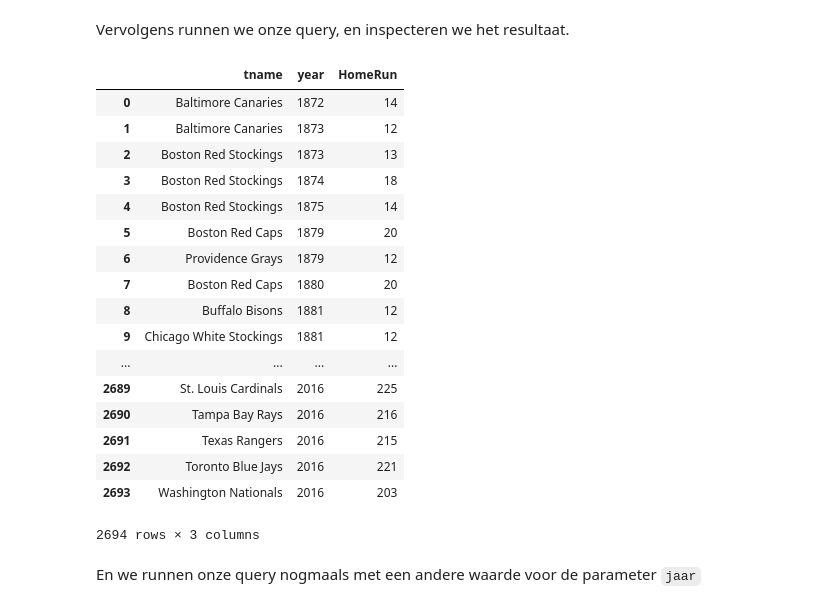
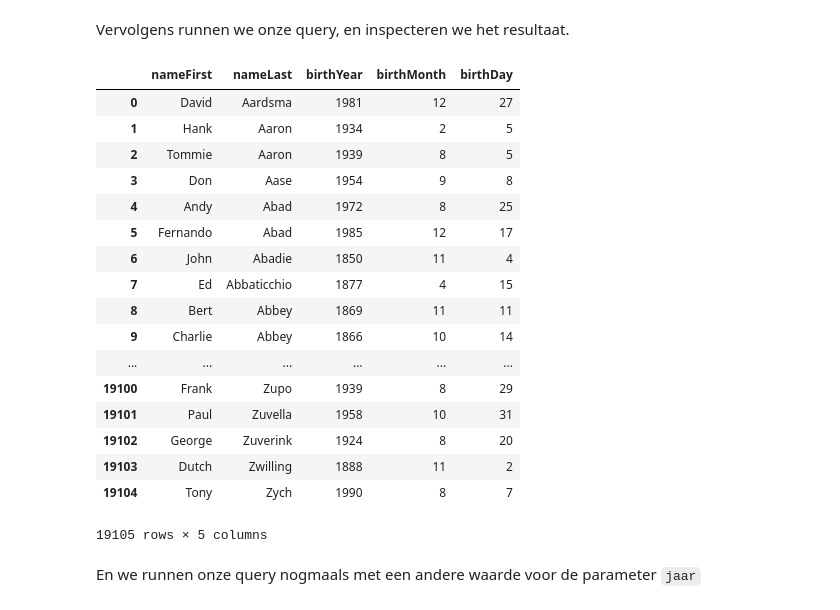
Before and after one commit to TimVanWesemael/Gegevensbanken, a Jupyter notebook: assignment.ipynb, the cells around one changed output. Drawn from its saved outputs; the diff is of its cells as text; code cells hidden in the pictures.

Commit message:
query 2

```diff
--- a/assignment.ipynb
+++ b/assignment.ipynb
@@ -185,32 +185,32 @@ c = verbind_met_GB(username, hostname, db)
 Vervolgens runnen we onze query, en inspecteren we het resultaat.
 # %%
 # De voorbeeldquery heeft dezelfde kolomnamen als query 1, dus we gebruiken die
-kolommen = col_names['query_01']
+kolommen = col_names['query_02']
 
 # Functie uitvoeren, geeft resultaat van de query in een DataFrame
-df = query_EX(c, col_names['query_01'],10)
+df = query_02(c, col_names['query_02'], '2012-01-01')
 
 # We inspecteren de eerste paar resultaten (voor alles te zien: laat .head() weg)
 df
 # %% [output]
-|  | tname | year | HomeRun |
-| 0 | Baltimore Canaries | 1872 | 14 |
-| 1 | Baltimore Canaries | 1873 | 12 |
-| 2 | Boston Red Stockings | 1873 | 13 |
-| 3 | Boston Red Stockings | 1874 | 18 |
-| 4 | Boston Red Stockings | 1875 | 14 |
-| 5 | Boston Red Caps | 1879 | 20 |
-| 6 | Providence Grays | 1879 | 12 |
-| 7 | Boston Red Caps | 1880 | 20 |
-| 8 | Buffalo Bisons | 1881 | 12 |
-| 9 | Chicago White Stockings | 1881 | 12 |
-| ... | ... | ... | ... |
-| 2689 | St. Louis Cardinals | 2016 | 225 |
-| 2690 | Tampa Bay Rays | 2016 | 216 |
-| 2691 | Texas Rangers | 2016 | 215 |
-| 2692 | Toronto Blue Jays | 2016 | 221 |
-| 2693 | Washington Nationals | 2016 | 203 |
+|  | nameFirst | nameLast | birthYear | birthMonth | birthDay |
+| 0 | David | Aardsma | 1981 | 12 | 27 |
+| 1 | Hank | Aaron | 1934 | 2 | 5 |
+| 2 | Tommie | Aaron | 1939 | 8 | 5 |
+| 3 | Don | Aase | 1954 | 9 | 8 |
+| 4 | Andy | Abad | 1972 | 8 | 25 |
+| 5 | Fernando | Abad | 1985 | 12 | 17 |
+| 6 | John | Abadie | 1850 | 11 | 4 |
+| 7 | Ed | Abbaticchio | 1877 | 4 | 15 |
+| 8 | Bert | Abbey | 1869 | 11 | 11 |
+| 9 | Charlie | Abbey | 1866 | 10 | 14 |
+| ... | ... | ... | ... | ... | ... |
+| 19100 | Frank | Zupo | 1939 | 8 | 29 |
+| 19101 | Paul | Zuvella | 1958 | 10 | 31 |
+| 19102 | George | Zuverink | 1924 | 8 | 20 |
+| 19103 | Dutch | Zwilling | 1888 | 11 | 2 |
+| 19104 | Tony | Zych | 1990 | 8 | 7 |
-2694 rows × 3 columns
+19105 rows × 5 columns
 # %% [markdown]
 En we runnen onze query nogmaals met een andere waarde voor de parameter `jaar`
 # %%
```
Also changed, not shown: parts of 2 cells of this notebook.
